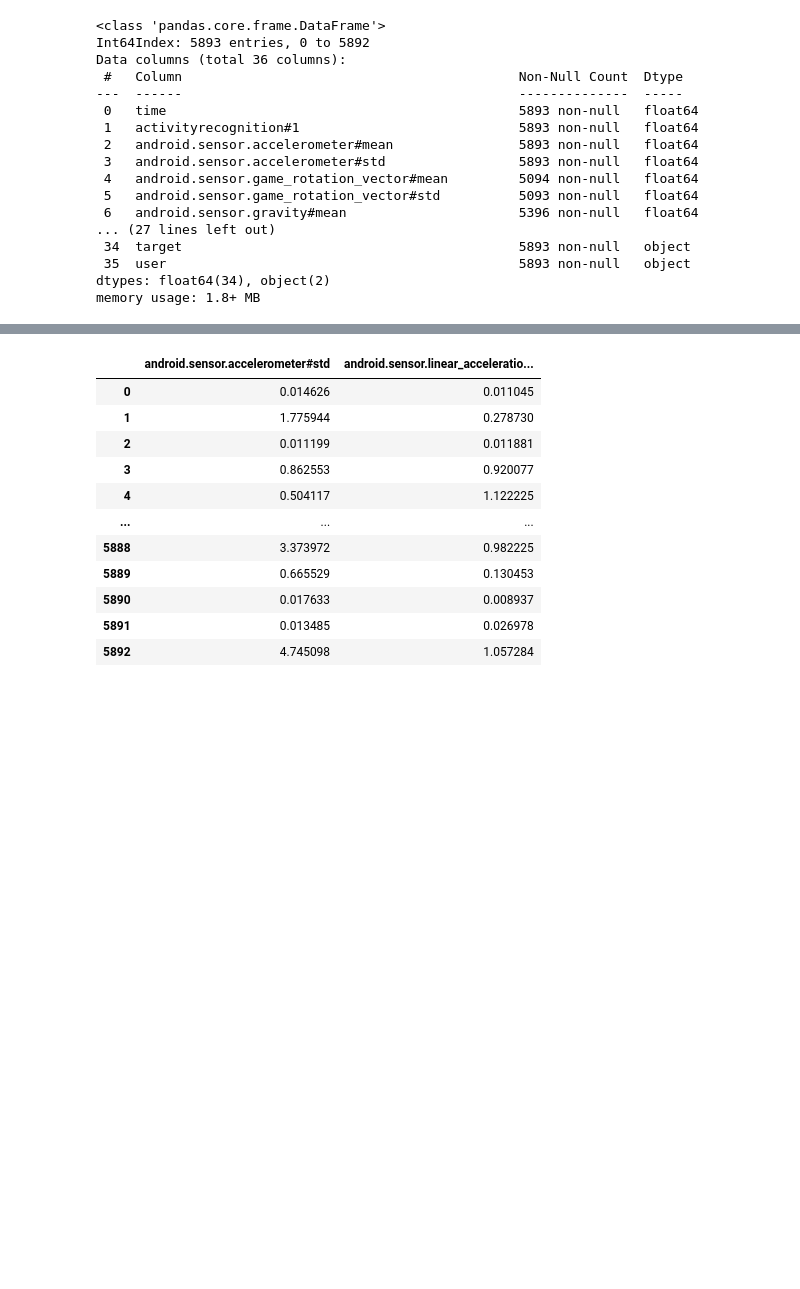
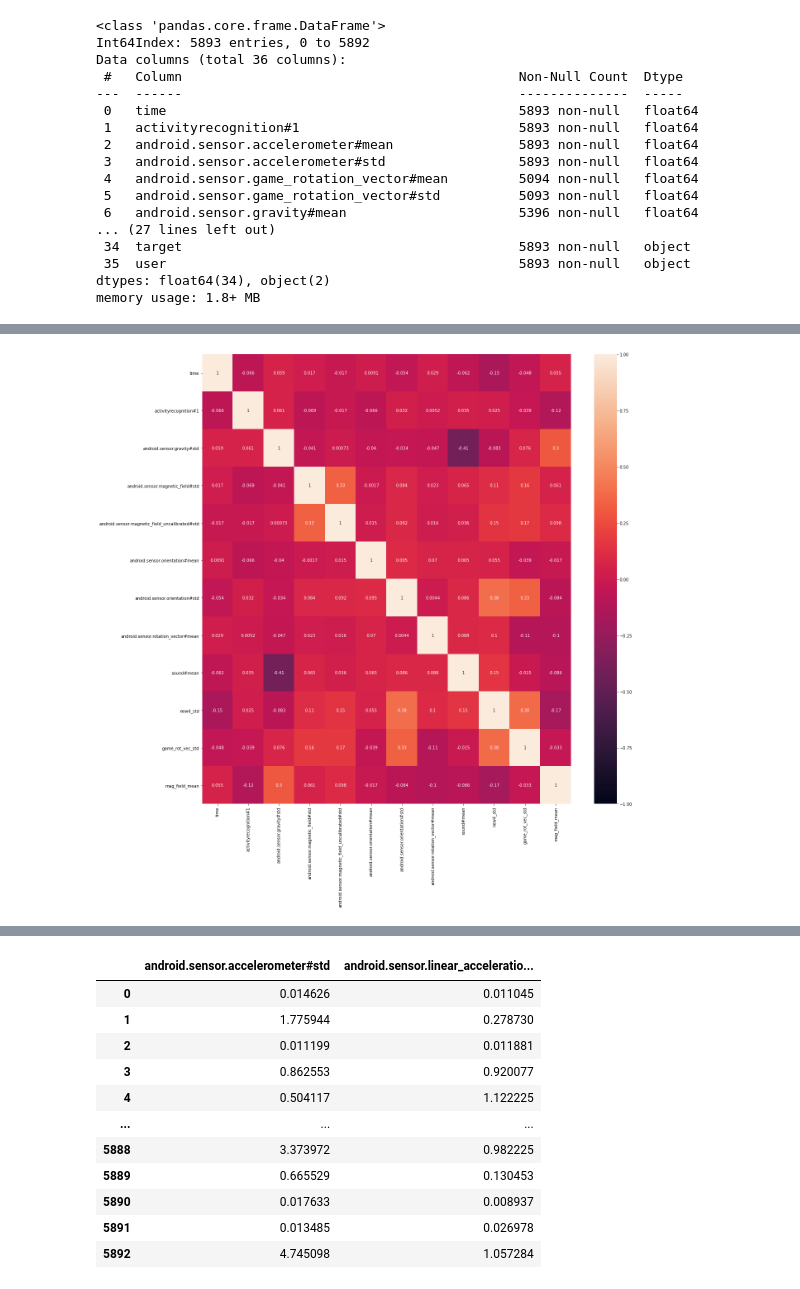
Before and after one commit to fayyoz24/Build_week2, a Jupyter notebook: eda.ipynb, the cells around one changed output, grey strips where cells are left out. Saved outputs shown, nothing was run; the diff lists cells and outputs as text; code cells hidden in the pictures; blank space fills up the shorter version.

```diff
--- a/eda.ipynb
+++ b/eda.ipynb
@@ -229,0 +210,5 @@ memory usage: 1003.8+ KB
+# %%
+df1_drop_by_corr2 = df1_drop_by_corr1.dropna()
+# %%
+df1_drop_by_corr2['game_rot_vec_std'] = df1_drop_by_corr2.apply(lambda a:
+(a['android.sensor.rotation_vector#std']+a['android.sensor.game_rotation_vector#std'])/2, axis=1)
@@ -229,0 +221,7 @@ memory usage: 1003.8+ KB
+# %%
+df1_drop_by_corr2['mag_field_mean'] = df1_drop_by_corr2.apply(lambda b:
+(b['android.sensor.magnetic_field_uncalibrated#mean'] + b['android.sensor.magnetic_field#mean'])/2, axis=1)
+# %%
+df1_drop_by_corr2 = df1_drop_by_corr2.drop([
+'android.sensor.magnetic_field_uncalibrated#mean','android.sensor.magnetic_field#mean',
+], axis=1)
@@ -229,0 +248,5 @@ memory usage: 1003.8+ KB
+# %%
+fig, ax = plt.subplots(figsize=(20,20))
+ax = sns.heatmap(df1_drop_by_corr2.corr(), vmax=1, vmin=-1, annot=True)
+# %% [output]
+[figure, added]
```
Also changed, not shown: parts of 20 cells of this notebook, 1 other file.
